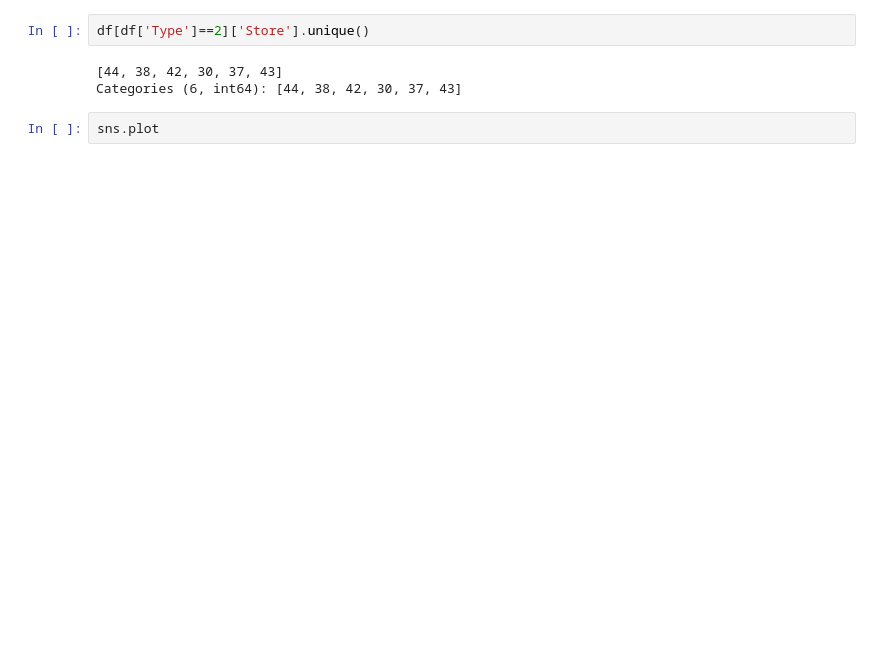
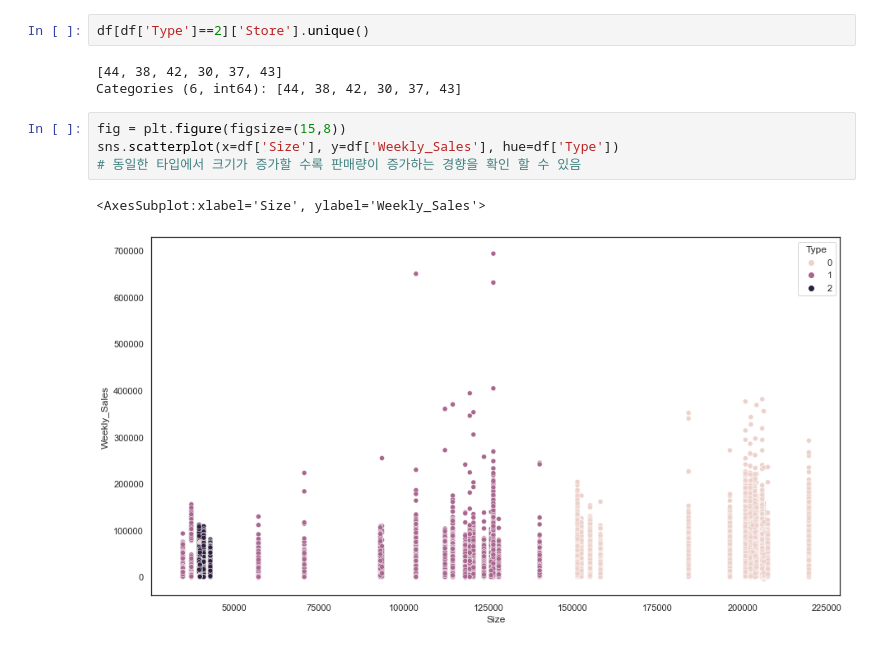
Before and after one commit to tmxkqotnl/project_mini_machine_learning_team_two, a Jupyter notebook: source/ssj_data_preprocessing(add).ipynb, the cells around one changed output. Cells and saved outputs as stored; diff of their text form; blank space fills up the shorter version.

```diff
--- a/source/ssj_data_preprocessing(add).ipynb
+++ b/source/ssj_data_preprocessing(add).ipynb
@@ -629,5 +583,10 @@ df[df['Type']==2]['Store'].unique()
 # %% [output]
 [44, 38, 42, 30, 37, 43]
 Categories (6, int64): [44, 38, 42, 30, 37, 43]
-# %%
-sns.plot
+# %%
+fig = plt.figure(figsize=(15,8))
+sns.scatterplot(x=df['Size'], y=df['Weekly_Sales'], hue=df['Type'])
+# 동일한 타입에서 크기가 증가할 수록 판매량이 증가하는 경향을 확인 할 수 있음
+# %% [output]
+<AxesSubplot:xlabel='Size', ylabel='Weekly_Sales'>
+[figure, added]
```
Also changed, not shown: parts of 12 cells of this notebook.
